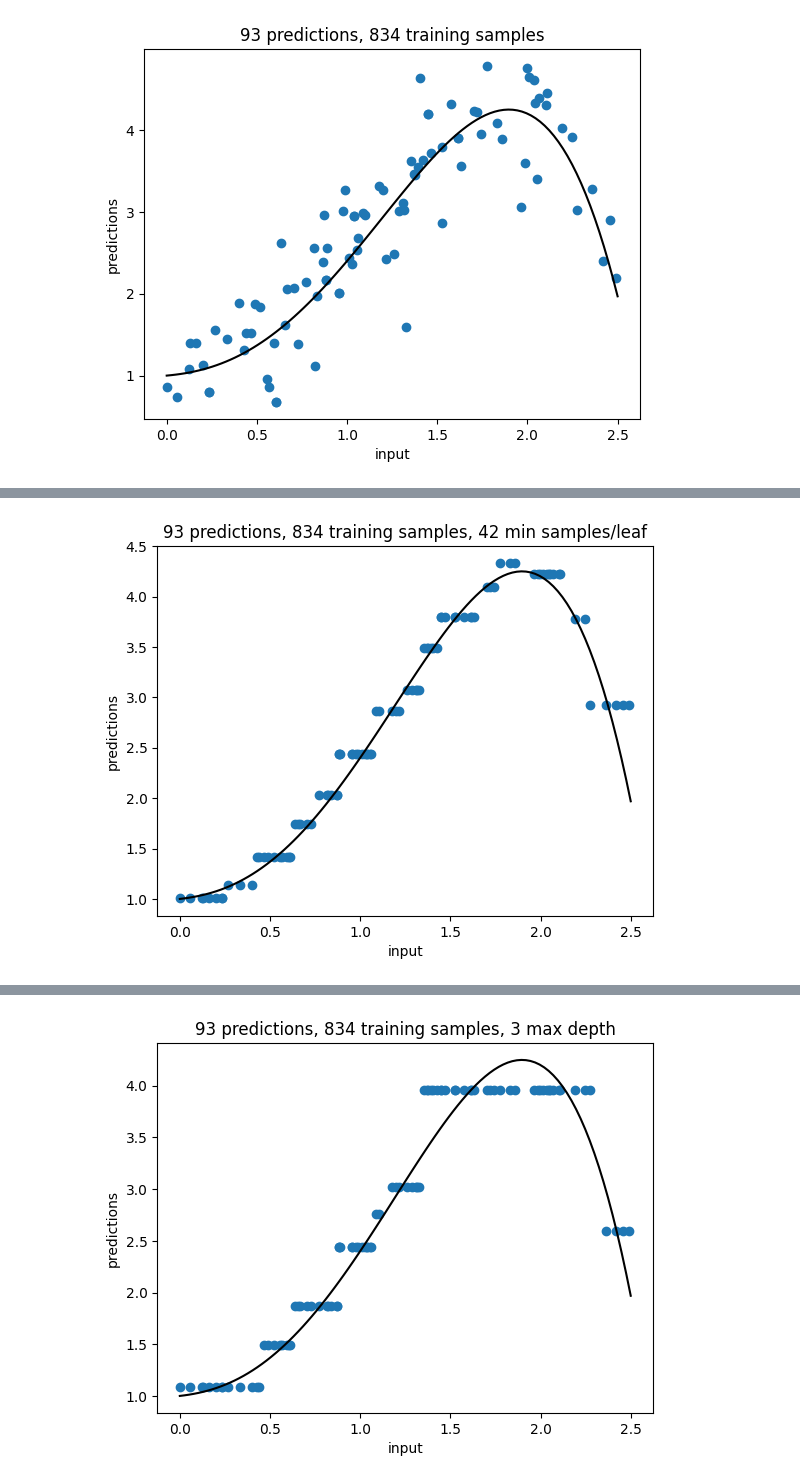
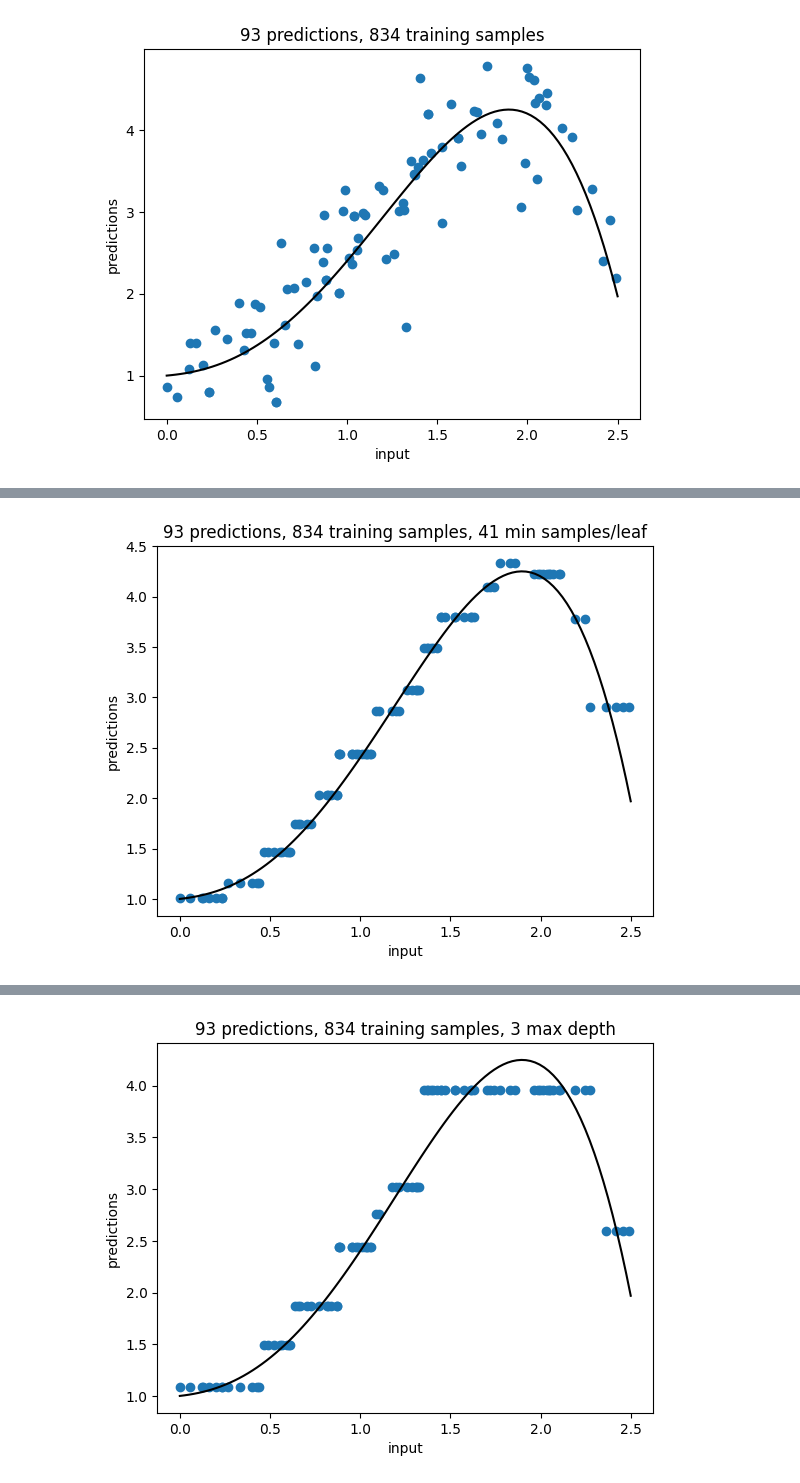
Before and after one commit to DesignToolInvestor/MLPlay, a Jupyter notebook: ToyTree/ScikitLearnTreeRegression00.ipynb, the cells around one changed output, grey strips where cells are left out. Drawn from its saved outputs; the diff is of its cells as text; code cells hidden in the pictures.

```diff
--- a/ToyTree/ScikitLearnTreeRegression00.ipynb
+++ b/ToyTree/ScikitLearnTreeRegression00.ipynb
@@ -8,7 +10,8 @@ import numpy as np
 # %%
 ## read in data
 
-dataPath = '..\\data\\'
+# cokie laptop
+dataPath = "C:\\Users\\cokie\\Workspace\\GithubProjects\\MLPlay\\data\\"
 
 f = open(dataPath + "Polynomial00_X.txt", 'r')
 x_data = f.readlines()
@@ -53,13 +56,12 @@ testSize = len(x_test)
 (93, 1)
 (93, 1)
 # %%
-coef = [-0.5, 1, 0.7, 0.2, 1]
+quartic_weights = [-0.5, 1, 0.7, 0.2, 1]
 quartic_name = "-0.5x^4 + x^3 + 0.7x^2 + 0.2x + 1"
 
 x = np.linspace(0, 2.5, 100)
 
-# TODO: replace with Horner's rule and simplify
-def quartic_func(in_val, weights=coef):
+def quartic_func(in_val, weights=quartic_weights):
     powers = np.array([4, 3, 2, 1])
     in_vals = np.array([in_val, in_val, in_val, in_val])
 
@@ -67,8 +69,7 @@ def quartic_func(in_val, weights=coef):
 
     return out_val
 
-
-def quartic_func_bulk(in_arr, weights=coef):
+def quartic_func_bulk(in_arr, weights=quartic_weights):
     y = map(quartic_func, in_arr, [weights]*len(in_arr))
     y = np.array(list(y))
     return y
@@ -134,21 +110,21 @@ plt.show()
 # %%
 # try again with limits on min_samples_leaf and max_depth
-min_samples_leaf = round(0.05*trainSize)
+min_samples_leaf = math.floor(0.05*trainSize)
 
-DtRegress = tree.DecisionTreeRegressor(min_samples_leaf=min_samples_leaf)
-DtRegress = DtRegress.fit(x_train, y_train)
+clf = tree.DecisionTreeRegressor(min_samples_leaf=min_samples_leaf)
+clf = clf.fit(x_train, y_train)
 
-predictions = DtRegress.predict(x_test)
+predictions = clf.predict(x_test)
 
-plt.plot( x, quartic_func_bulk(x, coef), color='black' )
+plt.plot( x, quartic_func_bulk(x, quartic_weights), color='black' )
 plt.scatter( x_test, predictions )
 plt.xlabel("input")
 plt.ylabel("predictions")
 plt.title(str(testSize) + " predictions, " + str(trainSize) + " training samples, "
           + str(min_samples_leaf) + " min samples/leaf")
 
 plt.show()
 # %% [output]
-[figure, old version]
+[figure, new version]
 # %%
 # try again with limits on min_samples_leaf and max_depth
```
Also changed, not shown: parts of 7 cells of this notebook.
